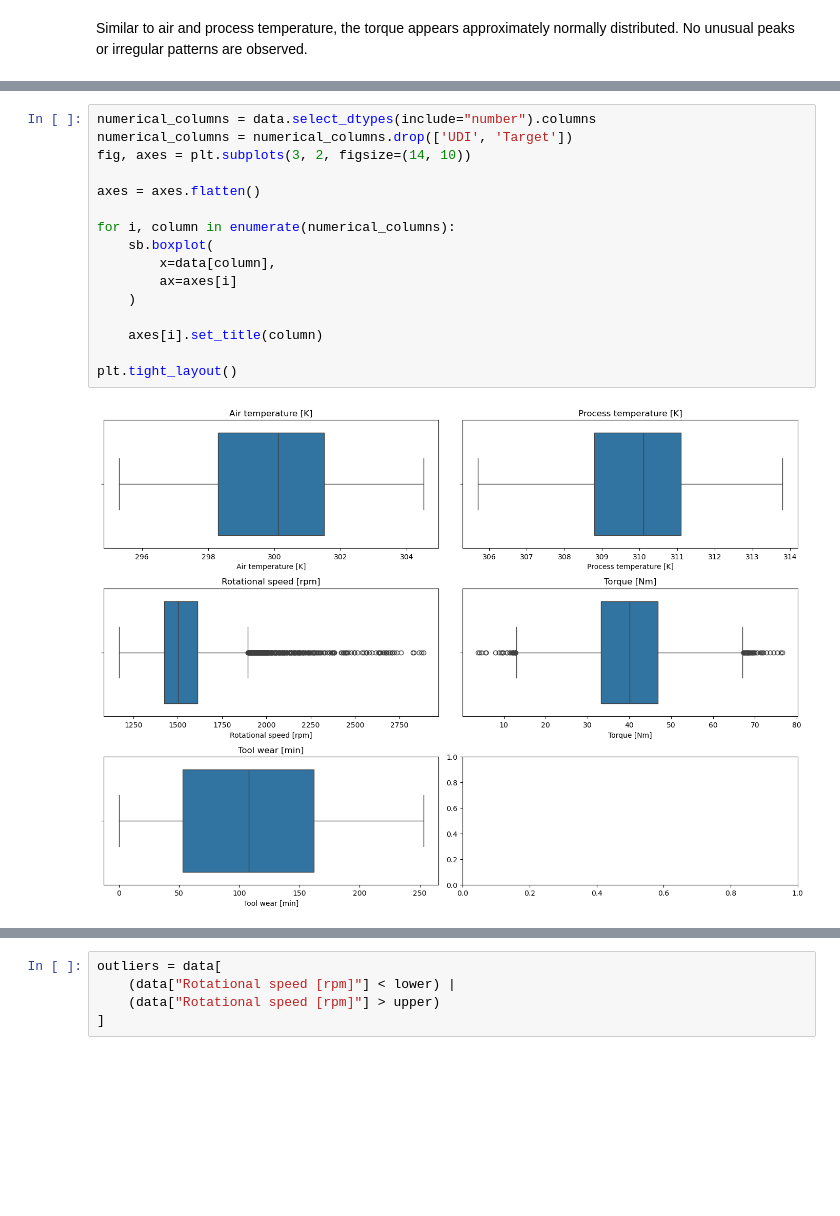
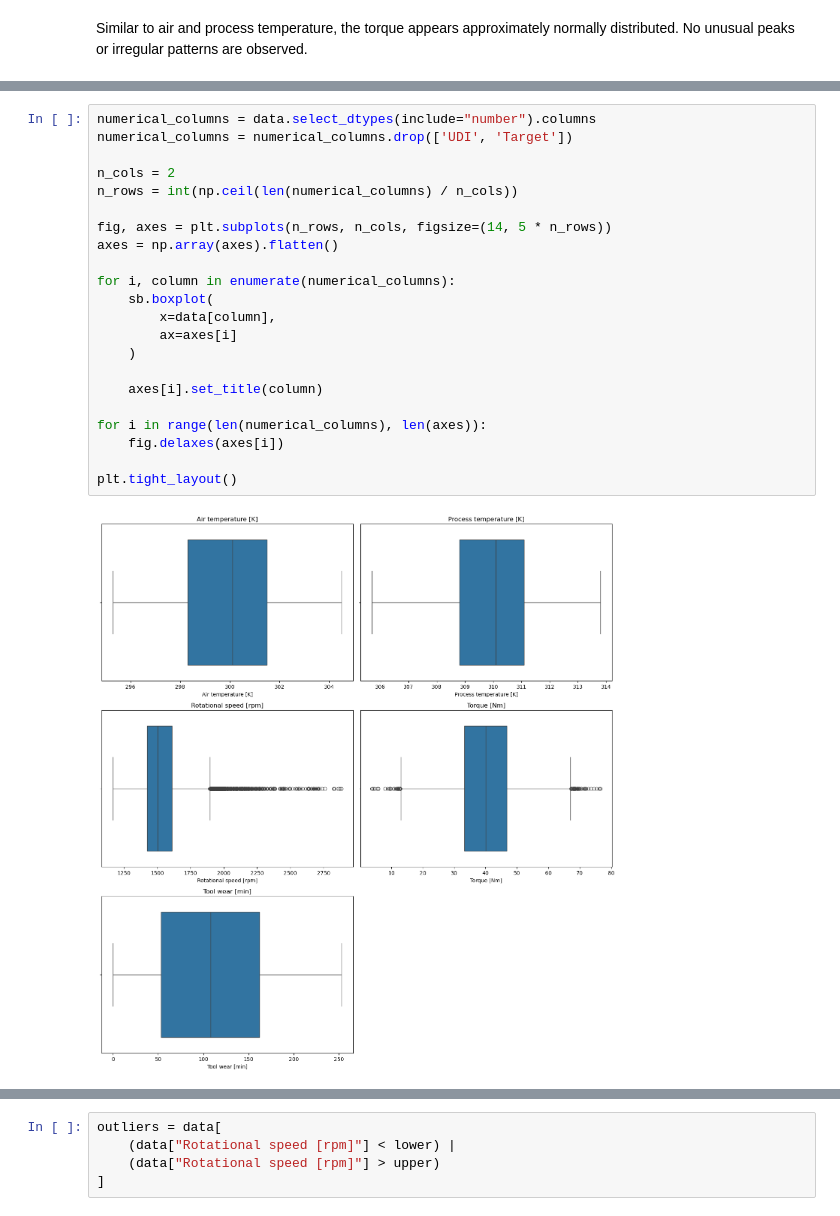
Before and after one commit to NikolaDzoni00/PredictiveMaintenance, a Jupyter notebook: PredictiveMaintenance.ipynb, the cells around one changed output, grey strips where cells are left out. Drawn from its saved outputs; the diff is of its cells as text; blank space fills up the shorter version.

```diff
--- a/PredictiveMaintenance.ipynb
+++ b/PredictiveMaintenance.ipynb
@@ -136,18 +129,24 @@ plt.show()
 # %%
 numerical_columns = data.select_dtypes(include="number").columns
 numerical_columns = numerical_columns.drop(['UDI', 'Target'])
-fig, axes = plt.subplots(3, 2, figsize=(14, 10))
 
-axes = axes.flatten()
+n_cols = 2
+n_rows = int(np.ceil(len(numerical_columns) / n_cols))
+
+fig, axes = plt.subplots(n_rows, n_cols, figsize=(14, 5 * n_rows))
+axes = np.array(axes).flatten()
 
 for i, column in enumerate(numerical_columns):
     sb.boxplot(
         x=data[column],
         ax=axes[i]
     )
 
     axes[i].set_title(column)
 
+for i in range(len(numerical_columns), len(axes)):
+    fig.delaxes(axes[i])
+
 plt.tight_layout()
 # %% [output]
-[figure, old version]
+[figure, new version]
```
Also changed, not shown: parts of 55 cells of this notebook.
